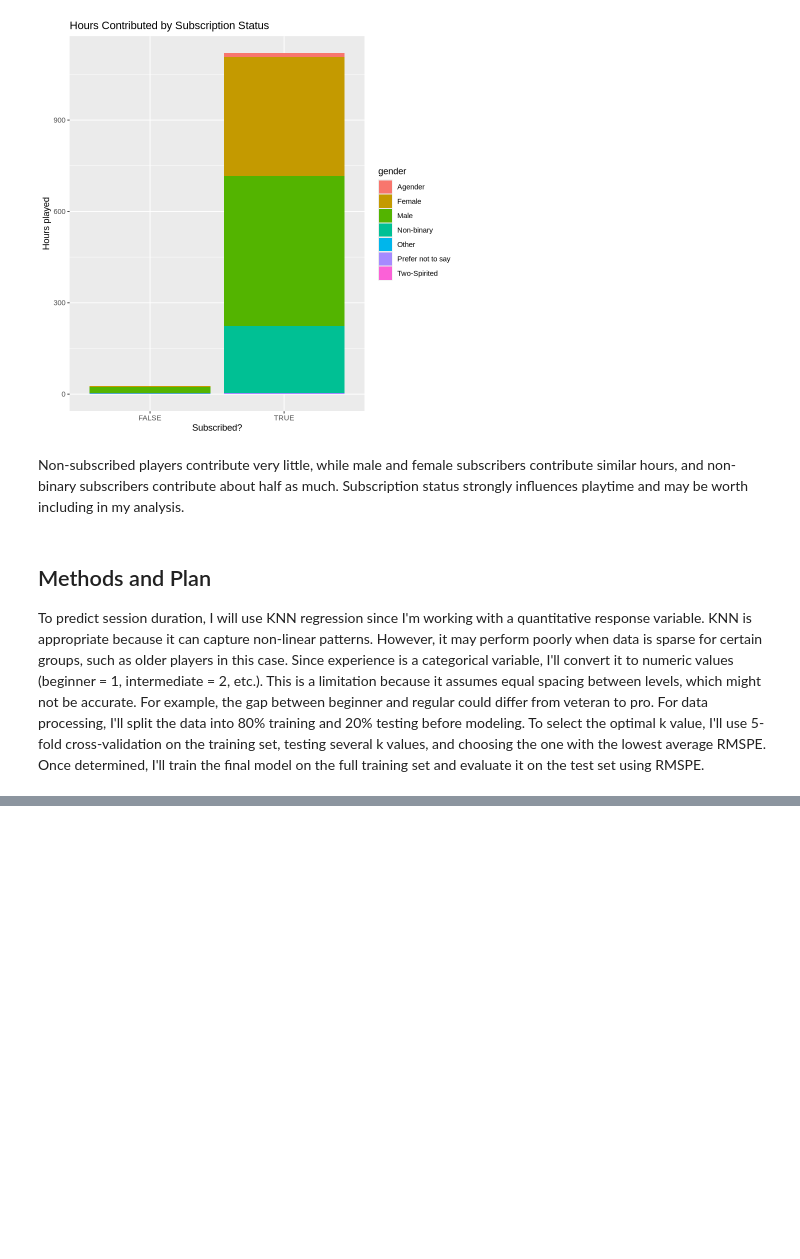
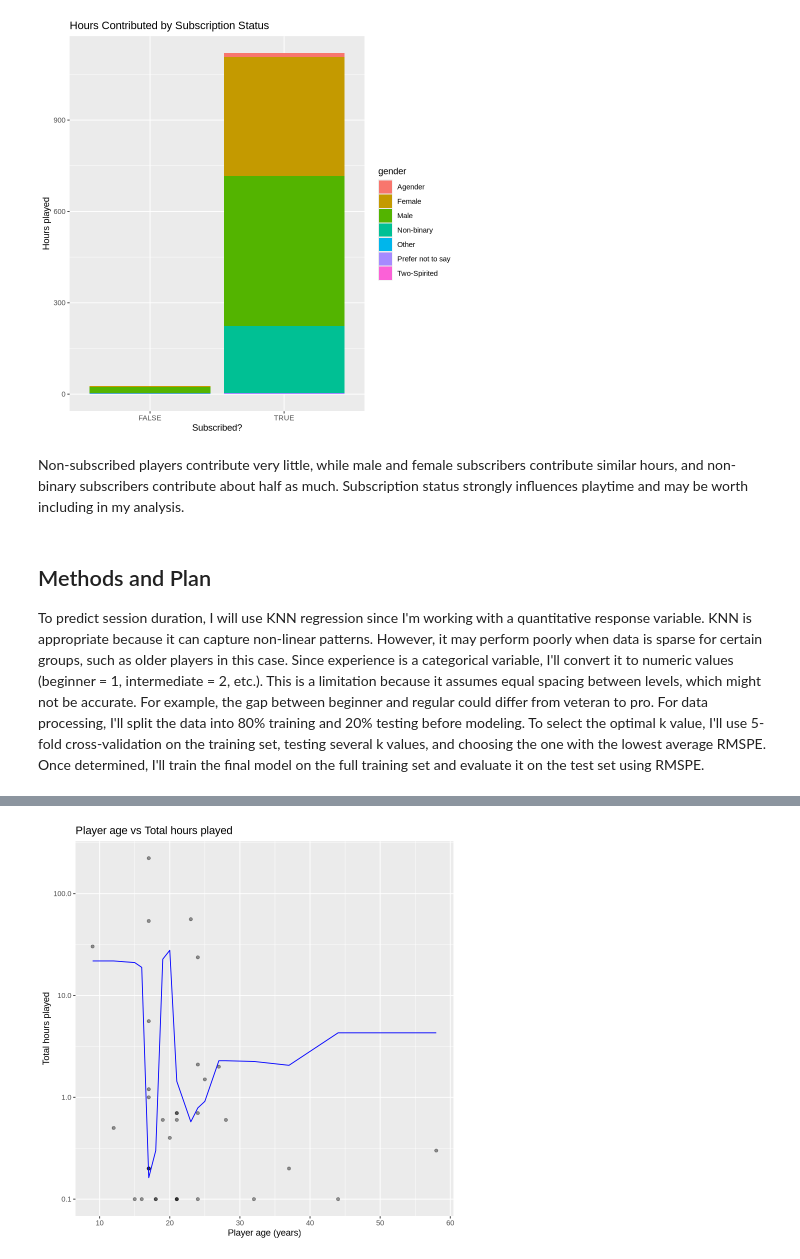
Before and after one commit to jjessicatsai/Individual-Planning-Report, a Jupyter notebook: minecraft.ipynb, the cells around one changed output, grey strips where cells are left out. Saved outputs shown, nothing was run; the diff lists cells and outputs as text; code cells hidden in the pictures; blank space fills up the shorter version.

```diff
--- a/minecraft.ipynb
+++ b/minecraft.ipynb
@@ -371,3 +439,85 @@ Non-subscribed players contribute very little, while male and female subscribers
 ## Methods and Plan
 
 To predict session duration, I will use KNN regression since I'm working with a quantitative response variable. KNN is appropriate because it can capture non-linear patterns. However, it may perform poorly when data is sparse for certain groups, such as older players in this case. Since experience is a categorical variable, I'll convert it to numeric values (beginner = 1, intermediate = 2, etc.). This is a limitation because it assumes equal spacing between levels, which might not be accurate. For example, the gap between beginner and regular could differ from veteran to pro. For data processing, I'll split the data into 80% training and 20% testing before modeling. To select the optimal k value, I'll use 5-fold cross-validation on the training set, testing several k values, and choosing the one with the lowest average RMSPE. Once determined, I'll train the final model on the full training set and evaluate it on the test set using RMSPE.
+# %%
+set.seed(7)
+
+# Filter out NA values for relevant columns
+data <- player_data |>
+    filter(!is.na(Age) & !is.na(played_hours)) |>
+    filter(played_hours > 0.0)
+
+# Split the data into training (70%) and testing (30%)
+data_split <- initial_split(data, prop = 0.7, strata = played_hours)
+data_train <- training(data_split)
+data_test <- testing(data_split)
+
+# Create a recipe
+data_knn_recipe <- recipe(played_hours ~ Age, data = data_train) |>
+  step_scale(all_predictors()) |>
+  step_center(all_predictors())
+
+# Create a model specification
+knn_spec <- nearest_neighbor(weight_func = "rectangular", neighbors = tune()) |>
+  set_engine("kknn") |>
+  set_mode("regression")
+
+# Create a 5-fold cross-validation object
+data_vfold <- vfold_cv(data_train, v = 5, strata = played_hours)
+
+# Add recipe and model specification to a workflow
+data_knn_workflow <- workflow() |>
+  add_recipe(data_knn_recipe) |>
+  add_model(knn_spec)
+
+# Grid of neighbors to tune
+grid_vals <- tibble(neighbors = seq(from = 1, to = 10, by = 1))
+
+# Run cross-validation for a grid of numbers of neighbors ranging from 1 to 100
+data_results <- data_knn_workflow |>
+  tune_grid(resamples = data_vfold, grid = grid_vals) |>
+  collect_metrics() |>
+    filter(.metric == "rmse") |>
+    slice_min(mean, n = 1)
+
+data_results
+
+# Find best k
+kmin <- data_results |>
+    pull(neighbors)
+
+# Retrain model with best k
+data_best_spec <- nearest_neighbor(weight_func = "rectangular", neighbors = kmin) |>
+  set_engine("kknn") |>
+  set_mode("regression")
+
+data_best_fit <- workflow() |>
+  add_recipe(data_knn_recipe) |>
+  add_model(data_best_spec) |>
+  fit(data = data_train)
+
+# Predict on test set and calculate RMPSE
+data_summary <- data_best_fit |>
+    predict(data_test) |>
+  bind_cols(data_test) |>
+  metrics(truth = played_hours, estimate = .pred) |>
+    filter(.metric == "rmse")
+
+data_summary
+
+data_pred <- predict(data_best_fit, data_test) |>
+  bind_cols(data_test)
+
+# Plot predictions vs actual
+data_summary <- data_pred |>
+  ggplot(aes(x = Age, y = played_hours)) +
+  geom_point(alpha = 0.4) +
+  geom_line(aes(y = .pred), color = "blue") +
+    scale_y_log10() +
+
+  xlab("Player age (years)") +
+  ylab("Total hours played") +
+  ggtitle("Player age vs Total hours played")
+
+data_summary
+# %% [output]
@@ -373,0 +535 @@ To predict session duration, I will use KNN regression since I'm working with a
+[figure, added]
```
Also changed, not shown: parts of 4 cells of this notebook.
